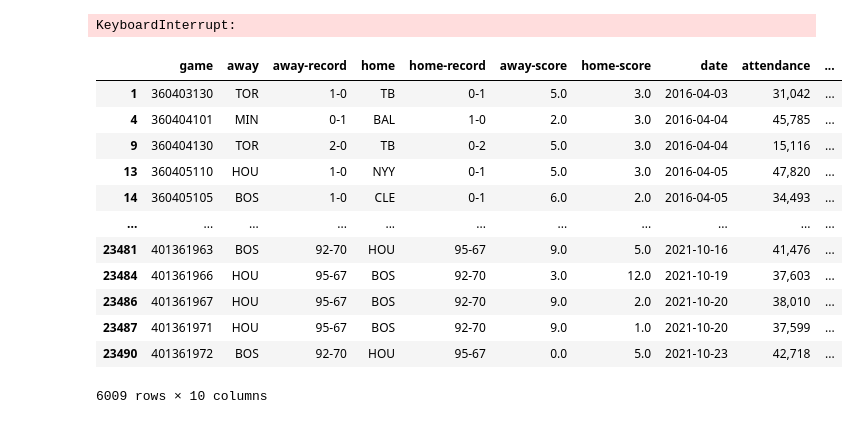
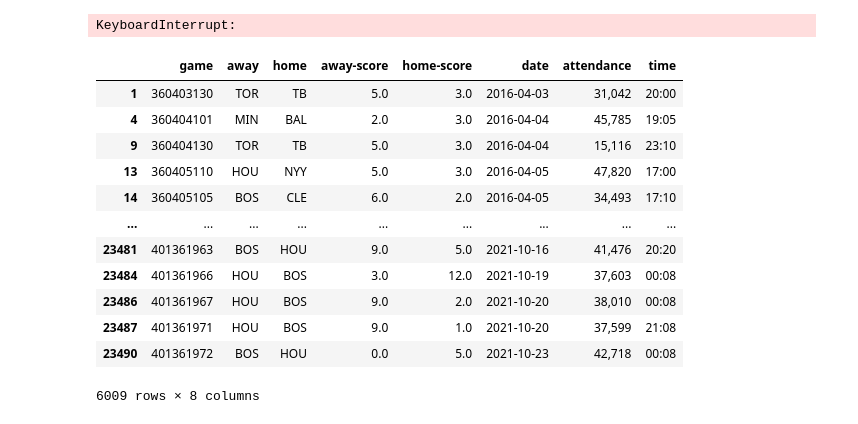
Before and after one commit to TenzinSommer/DSCI-125-HW-2, a Jupyter notebook: hw2_step1.ipynb, the cells around one changed output. Drawn from its saved outputs; the diff is of its cells as text; code cells hidden in the pictures.

```diff
--- a/hw2_step1.ipynb
+++ b/hw2_step1.ipynb
@@ -251,47 +251,49 @@ gdf = pd.read_csv('games.csv')
 teamIDs = ['BOS','TOR','TB','NYY','BAL']
 gdf = gdf.loc[(
     		gdf['home'].apply(lambda x: x in teamIDs) |
             gdf['away'].apply(lambda x: x in teamIDs)
             )]
 
 # Trim unnecessary columns
 gdf = gdf.drop(columns=gdf.columns[24:], axis=1)
 gdf = gdf.drop(columns=['Walks Issued - Away',
 					  'Walks Issued - Home',
 					  'Stolen Bases - Away',
 					  'Stolen Bases - Home',
 					  'Strikeouts Thrown - Away',
 					  'Strikeouts Thrown - Home',
 					  'Total Bases - Away',
 					  'Total Bases - Home',
 					  'Stadium',
 					  'Location',
                       'Odds',
                       'O/U',
                       'postseason info',
                       'awayaway-record',
-                      'homehome-record'])
+                      'homehome-record',
+					  'away-record',
+					  'home-record'])
 
 gdf.columns = gdf.columns.str.lower()
 gdf['time'] = gdf['date'].str[11:16]
 gdf['date'] = gdf['date'].str[:10]
 
 
 display(gdf)
 # %% [output]
-|  | game | away | away-record | home | home-record | away-score | home-score | date | attendance | ... |
-| 1 | 360403130 | TOR | 1-0 | TB | 0-1 | 5.0 | 3.0 | 2016-04-03 | 31,042 | ... |
-| 4 | 360404101 | MIN | 0-1 | BAL | 1-0 | 2.0 | 3.0 | 2016-04-04 | 45,785 | ... |
-| 9 | 360404130 | TOR | 2-0 | TB | 0-2 | 5.0 | 3.0 | 2016-04-04 | 15,116 | ... |
-| 13 | 360405110 | HOU | 1-0 | NYY | 0-1 | 5.0 | 3.0 | 2016-04-05 | 47,820 | ... |
-| 14 | 360405105 | BOS | 1-0 | CLE | 0-1 | 6.0 | 2.0 | 2016-04-05 | 34,493 | ... |
-| ... | ... | ... | ... | ... | ... | ... | ... | ... | ... | ... |
-| 23481 | 401361963 | BOS | 92-70 | HOU | 95-67 | 9.0 | 5.0 | 2021-10-16 | 41,476 | ... |
-| 23484 | 401361966 | HOU | 95-67 | BOS | 92-70 | 3.0 | 12.0 | 2021-10-19 | 37,603 | ... |
-| 23486 | 401361967 | HOU | 95-67 | BOS | 92-70 | 9.0 | 2.0 | 2021-10-20 | 38,010 | ... |
-| 23487 | 401361971 | HOU | 95-67 | BOS | 92-70 | 9.0 | 1.0 | 2021-10-20 | 37,599 | ... |
-| 23490 | 401361972 | BOS | 92-70 | HOU | 95-67 | 0.0 | 5.0 | 2021-10-23 | 42,718 | ... |
+|  | game | away | home | away-score | home-score | date | attendance | time |
+| 1 | 360403130 | TOR | TB | 5.0 | 3.0 | 2016-04-03 | 31,042 | 20:00 |
+| 4 | 360404101 | MIN | BAL | 2.0 | 3.0 | 2016-04-04 | 45,785 | 19:05 |
+| 9 | 360404130 | TOR | TB | 5.0 | 3.0 | 2016-04-04 | 15,116 | 23:10 |
+| 13 | 360405110 | HOU | NYY | 5.0 | 3.0 | 2016-04-05 | 47,820 | 17:00 |
+| 14 | 360405105 | BOS | CLE | 6.0 | 2.0 | 2016-04-05 | 34,493 | 17:10 |
+| ... | ... | ... | ... | ... | ... | ... | ... | ... |
+| 23481 | 401361963 | BOS | HOU | 9.0 | 5.0 | 2021-10-16 | 41,476 | 20:20 |
+| 23484 | 401361966 | HOU | BOS | 3.0 | 12.0 | 2021-10-19 | 37,603 | 00:08 |
+| 23486 | 401361967 | HOU | BOS | 9.0 | 2.0 | 2021-10-20 | 38,010 | 00:08 |
+| 23487 | 401361971 | HOU | BOS | 9.0 | 1.0 | 2021-10-20 | 37,599 | 21:08 |
+| 23490 | 401361972 | BOS | HOU | 0.0 | 5.0 | 2021-10-23 | 42,718 | 00:08 |
-6009 rows × 10 columns
+6009 rows × 8 columns
 # %%
 # Helper functions to get posts and comments
 
```
Also changed, not shown: parts of 4 cells of this notebook, 1 other file.
